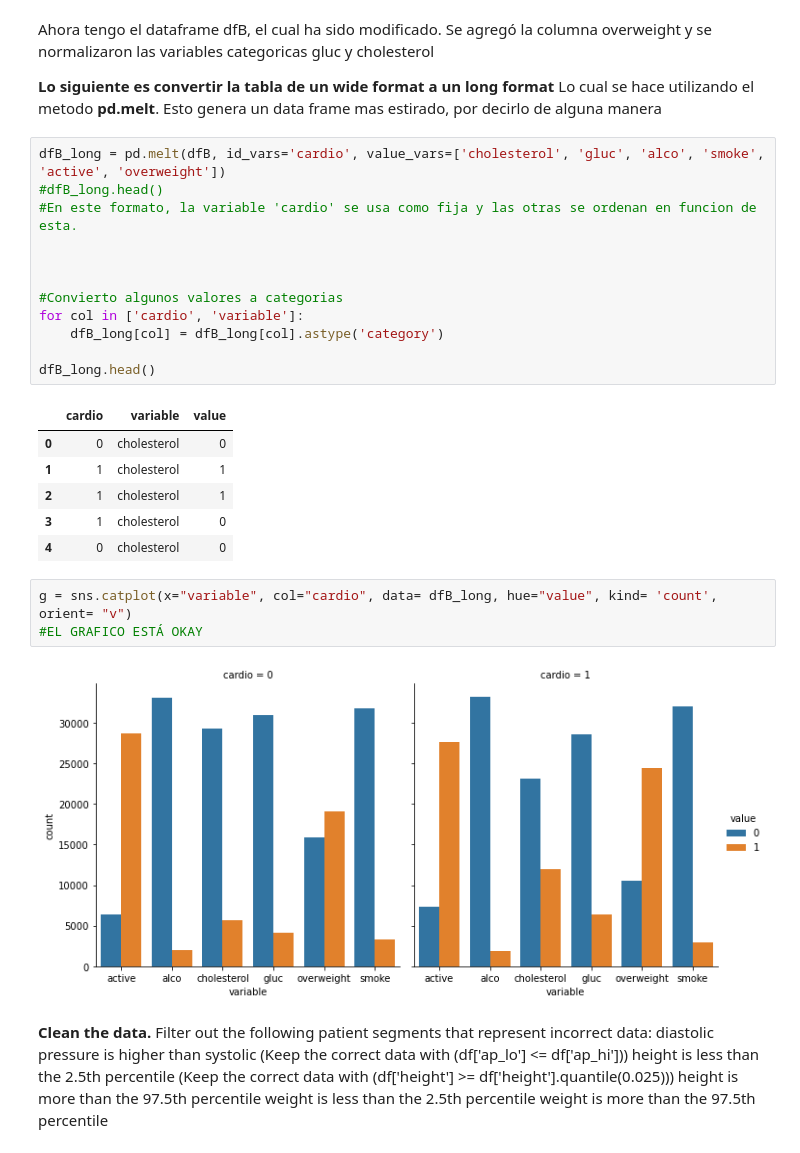
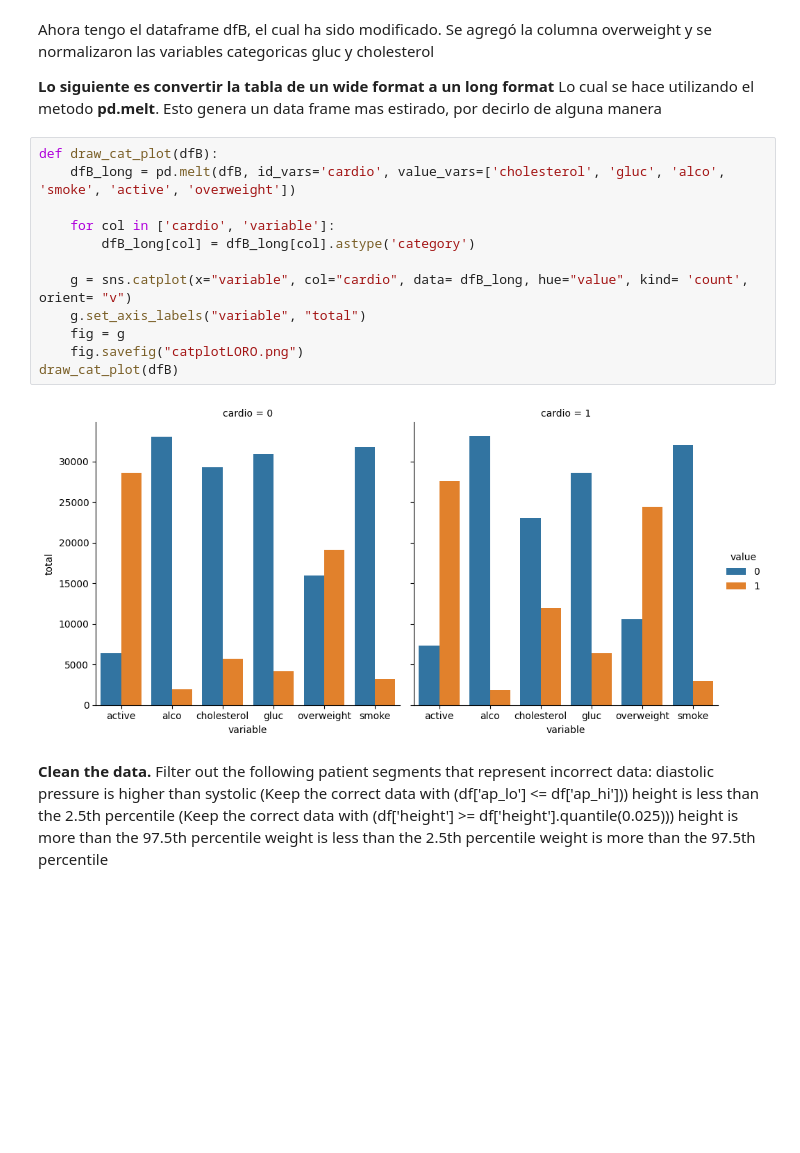
Before and after one commit to Adrieto/DataScience, a Jupyter notebook: FCC Projects - Data Analysis With Python/Medical data analyzer.ipynb, the cells around one changed output. Saved outputs shown, nothing was run; the diff lists cells and outputs as text; blank space fills up the shorter version.

```diff
--- a/FCC Projects - Data Analysis With Python/Medical data analyzer.ipynb
+++ b/FCC Projects - Data Analysis With Python/Medical data analyzer.ipynb
@@ -129,30 +73,20 @@ y se normalizaron las variables categoricas gluc y cholesterol
 
 **Lo siguiente es convertir la tabla de un wide format a un long format**
 Lo cual se hace utilizando el metodo **pd.melt**. Esto genera un data frame mas estirado, por decirlo de alguna manera
-# %%
-dfB_long = pd.melt(dfB, id_vars='cardio', value_vars=['cholesterol', 'gluc', 'alco', 'smoke', 'active', 'overweight'])
-#dfB_long.head()
-#En este formato, la variable 'cardio' se usa como fija y las otras se ordenan en funcion de esta.
-
-
-
-#Convierto algunos valores a categorias
-for col in ['cardio', 'variable']:
-    dfB_long[col] = dfB_long[col].astype('category')
-
-dfB_long.head()
-# %% [output]
-|  | cardio | variable | value |
-| 0 | 0 | cholesterol | 0 |
-| 1 | 1 | cholesterol | 1 |
-| 2 | 1 | cholesterol | 1 |
-| 3 | 1 | cholesterol | 0 |
-| 4 | 0 | cholesterol | 0 |
-# %%
-g = sns.catplot(x="variable", col="cardio", data= dfB_long, hue="value", kind= 'count', orient= "v")
-#EL GRAFICO ESTÁ OKAY
-# %% [output]
-[figure, removed]
+# %%
+def draw_cat_plot(dfB):
+    dfB_long = pd.melt(dfB, id_vars='cardio', value_vars=['cholesterol', 'gluc', 'alco', 'smoke', 'active', 'overweight'])
+
+    for col in ['cardio', 'variable']:
+        dfB_long[col] = dfB_long[col].astype('category')
+
+    g = sns.catplot(x="variable", col="cardio", data= dfB_long, hue="value", kind= 'count', orient= "v")
+    g.set_axis_labels("variable", "total")
+    fig = g
+    fig.savefig("catplotLORO.png")
+draw_cat_plot(dfB)
+# %% [output]
+[figure, added]
 # %% [markdown]
 **Clean the data.** Filter out the following patient segments that represent incorrect data:
 diastolic pressure is higher than systolic (Keep the correct data with (df['ap_lo'] <= df['ap_hi']))
```
Also changed, not shown: parts of 9 cells of this notebook, 4 other files.
